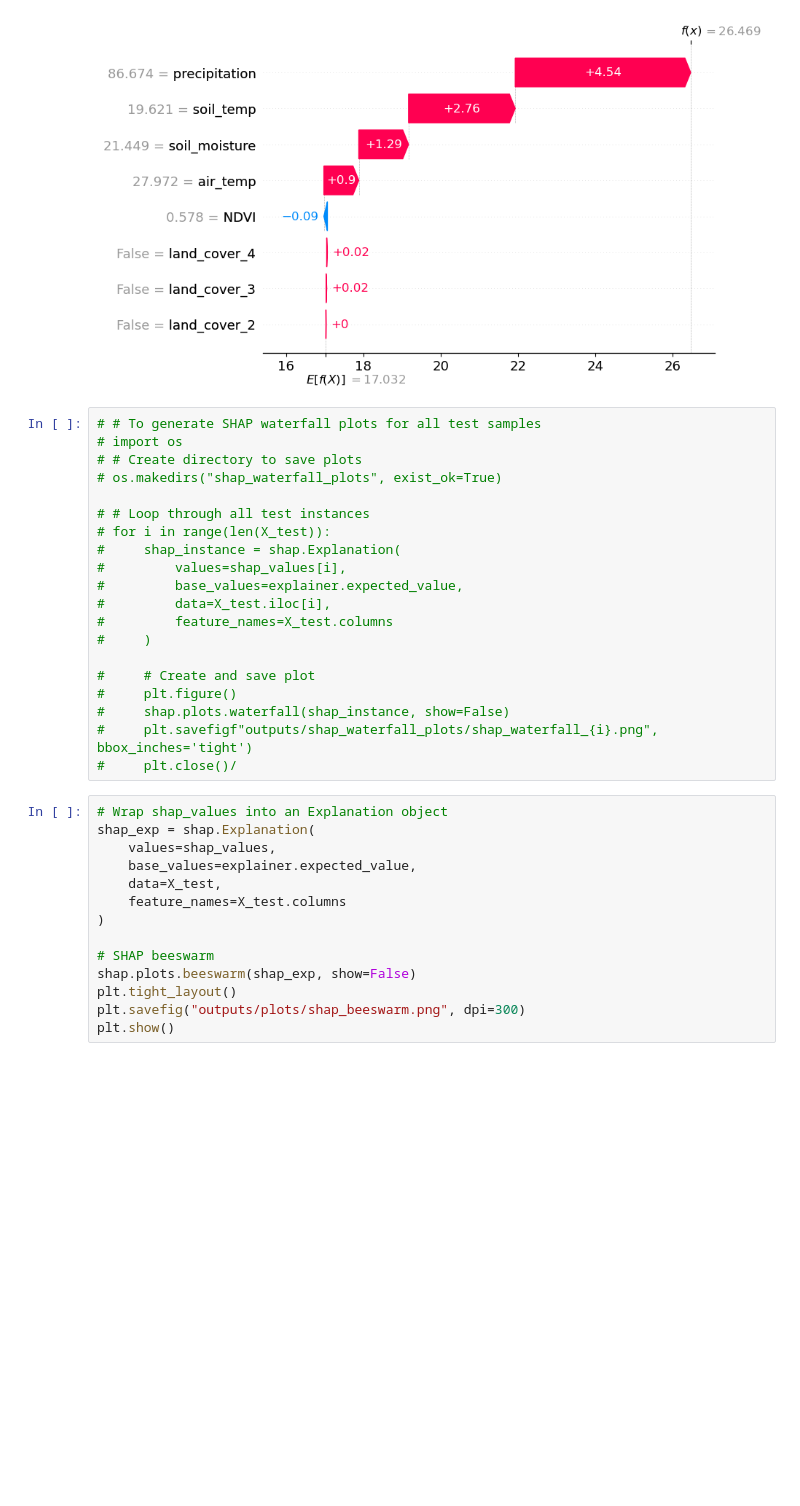
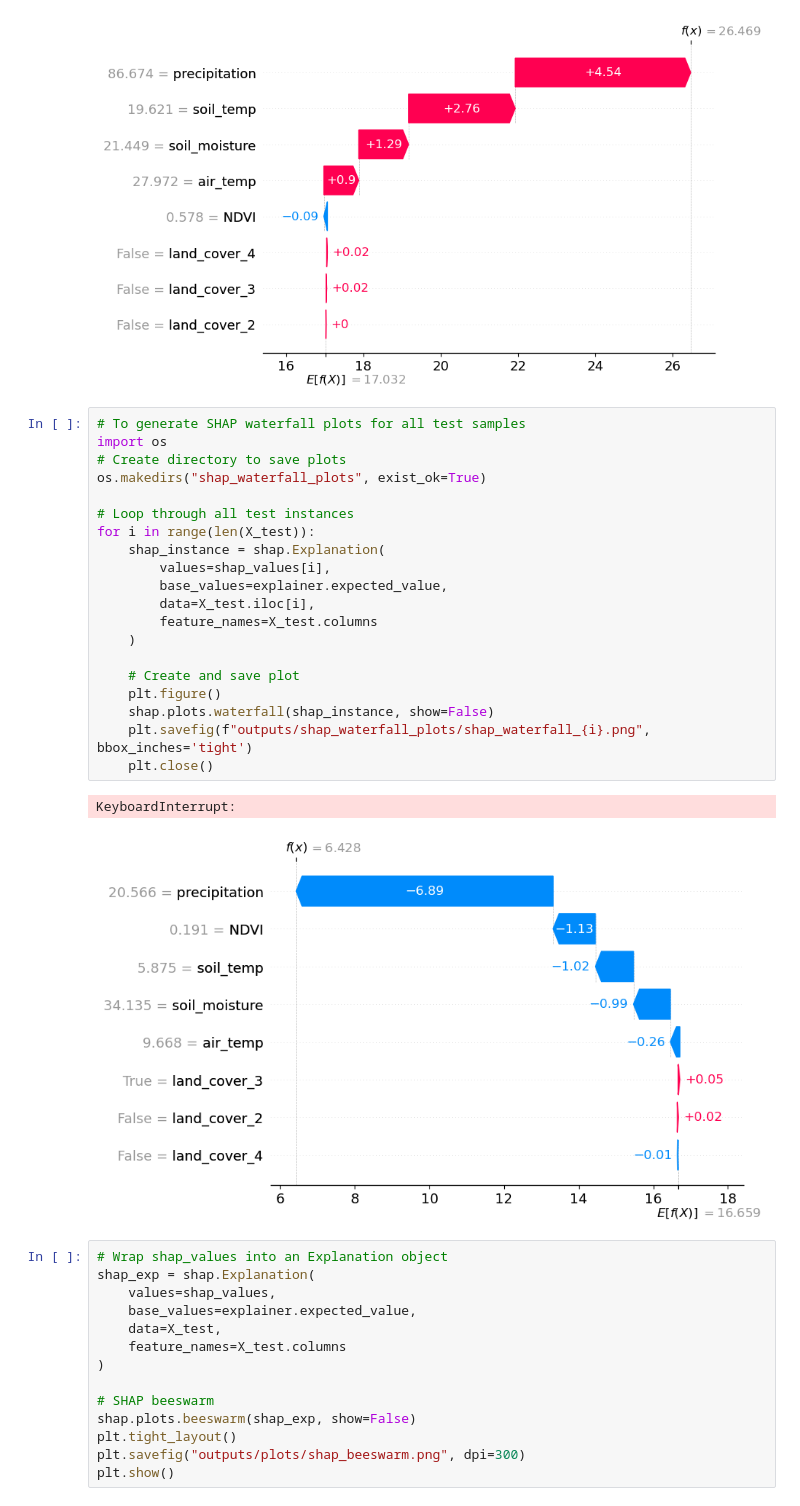
Before and after one commit to mkovac03/GHG_RF, a Jupyter notebook: GHG_fluxes_RF.ipynb, the cells around one changed output. Saved outputs shown, nothing was run; the diff lists cells and outputs as text; blank space fills up the shorter version.

```diff
--- a/GHG_fluxes_RF.ipynb
+++ b/GHG_fluxes_RF.ipynb
@@ -337,25 +337,28 @@ shap.waterfall_plot(shap.Explanation(
 # %% [output]
 [figure]
 # %%
-# # To generate SHAP waterfall plots for all test samples
-# import os
-# # Create directory to save plots
-# os.makedirs("shap_waterfall_plots", exist_ok=True)
+# To generate SHAP waterfall plots for all test samples
+import os
+# Create directory to save plots
+os.makedirs("shap_waterfall_plots", exist_ok=True)
 
-# # Loop through all test instances
-# for i in range(len(X_test)):
-#     shap_instance = shap.Explanation(
-#         values=shap_values[i],
-#         base_values=explainer.expected_value,
-#         data=X_test.iloc[i],
-#         feature_names=X_test.columns
-#     )
+# Loop through all test instances
+for i in range(len(X_test)):
+    shap_instance = shap.Explanation(
+        values=shap_values[i],
+        base_values=explainer.expected_value,
+        data=X_test.iloc[i],
+        feature_names=X_test.columns
+    )
 
-#     # Create and save plot
-#     plt.figure()
-#     shap.plots.waterfall(shap_instance, show=False)
-#     plt.savefigf"outputs/shap_waterfall_plots/shap_waterfall_{i}.png", bbox_inches='tight')
-#     plt.close()/
+    # Create and save plot
+    plt.figure()
+    shap.plots.waterfall(shap_instance, show=False)
+    plt.savefig(f"outputs/shap_waterfall_plots/shap_waterfall_{i}.png", bbox_inches='tight')
+    plt.close()
+# %% [output]
+KeyboardInterrupt:
+[figure, added]
 # %%
 # Wrap shap_values into an Explanation object
 shap_exp = shap.Explanation(
```
Also changed, not shown: 15 other files.
